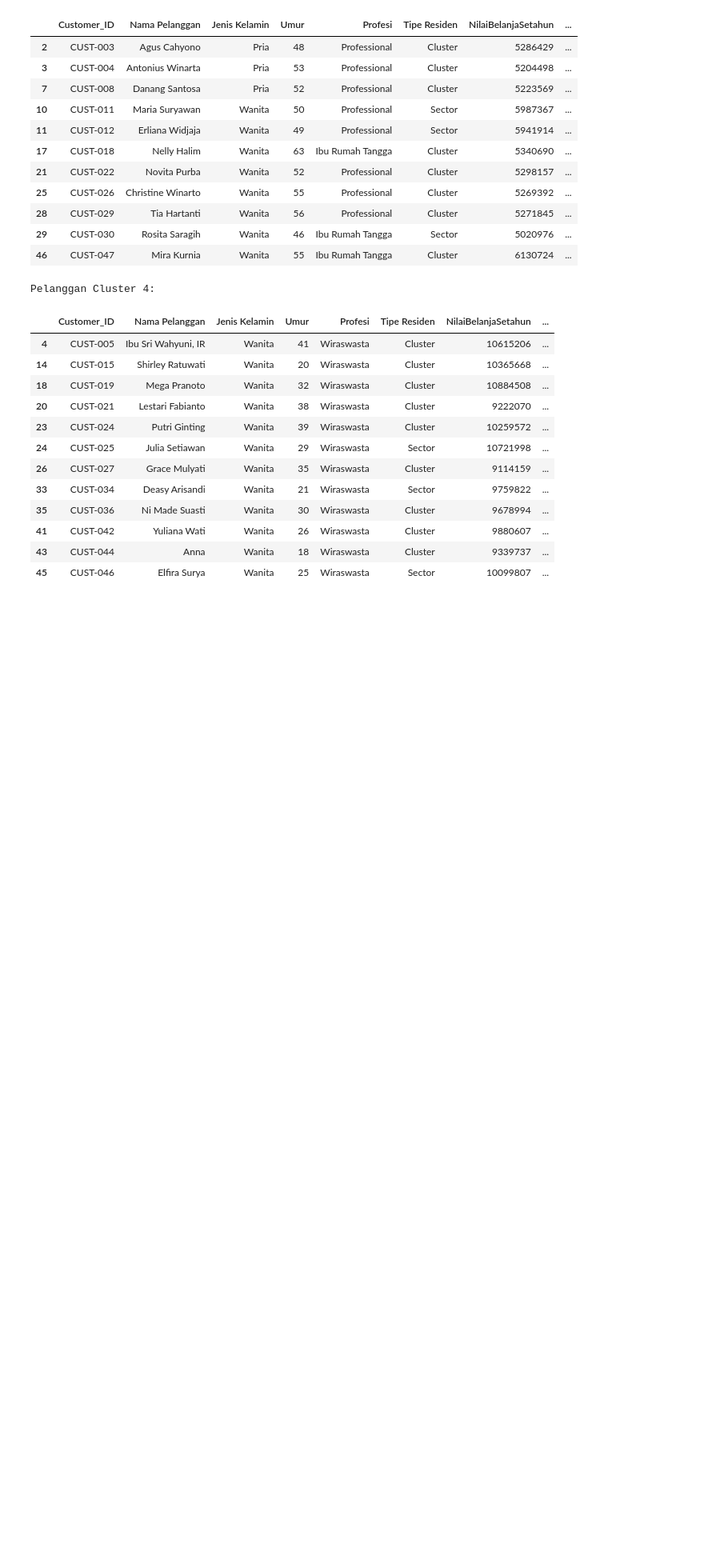
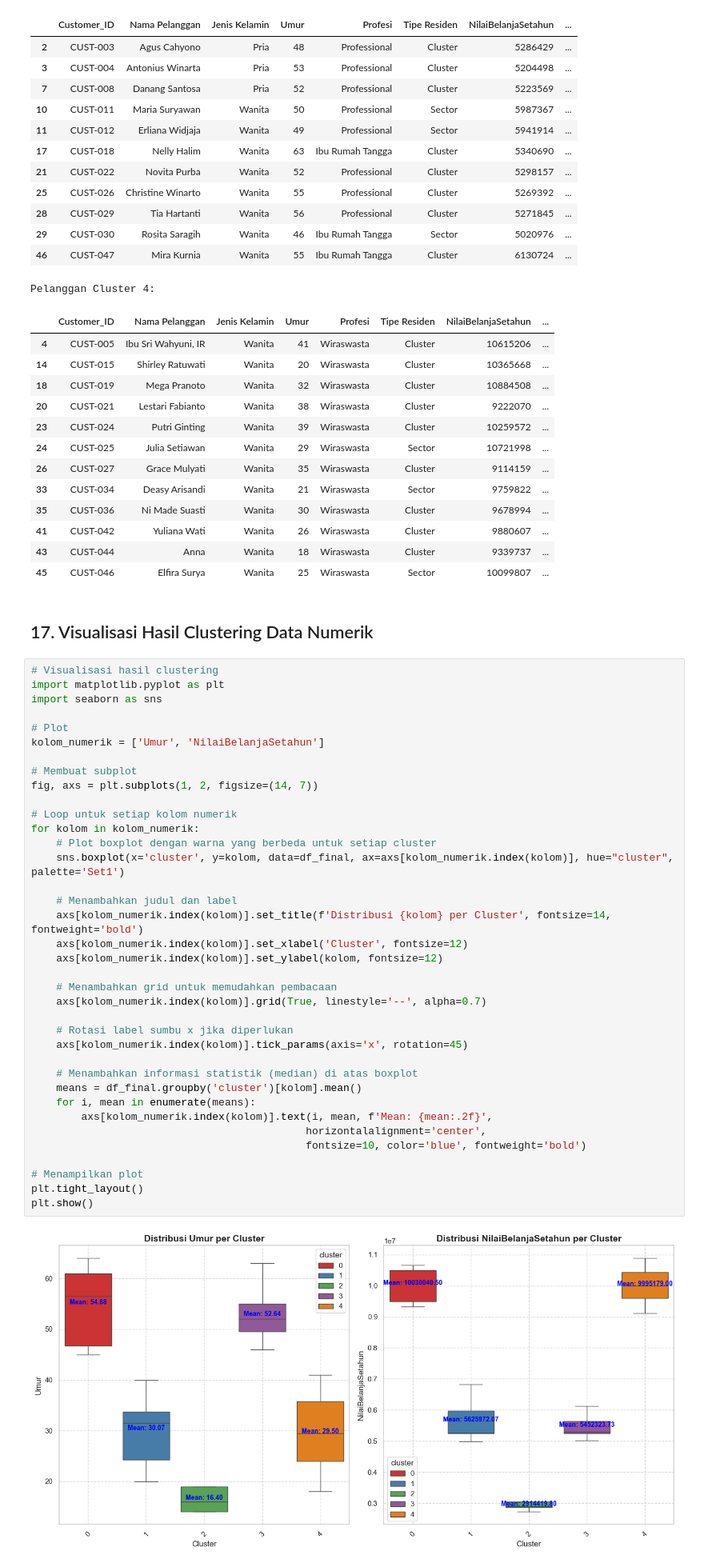
Before and after one commit to UsepSyaikalArifin/basic_machine_learning, a Jupyter notebook: data_science_in_marketing_customer_segmentation_with_python.ipynb, the cells around one changed output. Shown at 80% size. Cells and saved outputs as stored; diff of their text form; blank space fills up the shorter version.

Commit message:
Visualisasi Data Numerik Berdasarkan Cluster Untuk Mengetahui Distribusi Data Untuk Setiap Cluster

```diff
--- a/data_science_in_marketing_customer_segmentation_with_python.ipynb
+++ b/data_science_in_marketing_customer_segmentation_with_python.ipynb
@@ -578,3 +578,44 @@ Pelanggan Cluster 4:
 | 41 | CUST-042 | Yuliana Wati | Wanita | 26 | Wiraswasta | Cluster | 9880607 | ... |
 | 43 | CUST-044 | Anna | Wanita | 18 | Wiraswasta | Cluster | 9339737 | ... |
 | 45 | CUST-046 | Elfira Surya | Wanita | 25 | Wiraswasta | Sector | 10099807 | ... |
+# %% [markdown]
+<h2>17. Visualisasi Hasil Clustering Data Numerik</h2>
+# %%
+# Visualisasi hasil clustering
+import matplotlib.pyplot as plt
+import seaborn as sns
+
+# Plot
+kolom_numerik = ['Umur', 'NilaiBelanjaSetahun']
+
+# Membuat subplot
+fig, axs = plt.subplots(1, 2, figsize=(14, 7))
+
+# Loop untuk setiap kolom numerik
+for kolom in kolom_numerik:
+    # Plot boxplot dengan warna yang berbeda untuk setiap cluster
+    sns.boxplot(x='cluster', y=kolom, data=df_final, ax=axs[kolom_numerik.index(kolom)], hue="cluster", palette='Set1')
+
+    # Menambahkan judul dan label
+    axs[kolom_numerik.index(kolom)].set_title(f'Distribusi {kolom} per Cluster', fontsize=14, fontweight='bold')
+    axs[kolom_numerik.index(kolom)].set_xlabel('Cluster', fontsize=12)
+    axs[kolom_numerik.index(kolom)].set_ylabel(kolom, fontsize=12)
+
+    # Menambahkan grid untuk memudahkan pembacaan
+    axs[kolom_numerik.index(kolom)].grid(True, linestyle='--', alpha=0.7)
+
+    # Rotasi label sumbu x jika diperlukan
+    axs[kolom_numerik.index(kolom)].tick_params(axis='x', rotation=45)
+
+    # Menambahkan informasi statistik (median) di atas boxplot
+    means = df_final.groupby('cluster')[kolom].mean()
+    for i, mean in enumerate(means):
+        axs[kolom_numerik.index(kolom)].text(i, mean, f'Mean: {mean:.2f}',
+                                            horizontalalignment='center',
+                                            fontsize=10, color='blue', fontweight='bold')
+
+# Menampilkan plot
+plt.tight_layout()
+plt.show()
+# %% [output]
+[figure, added]
```
